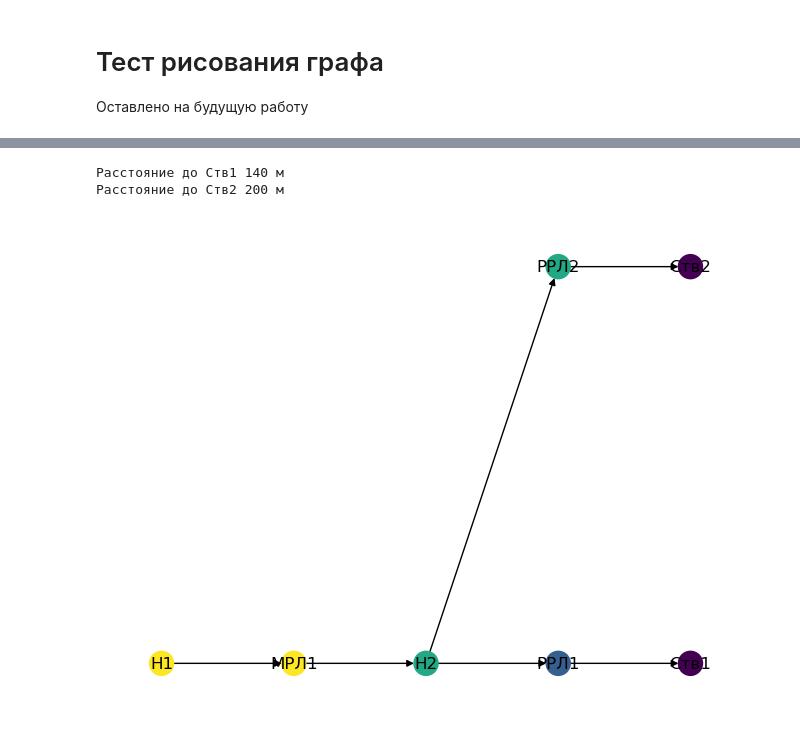
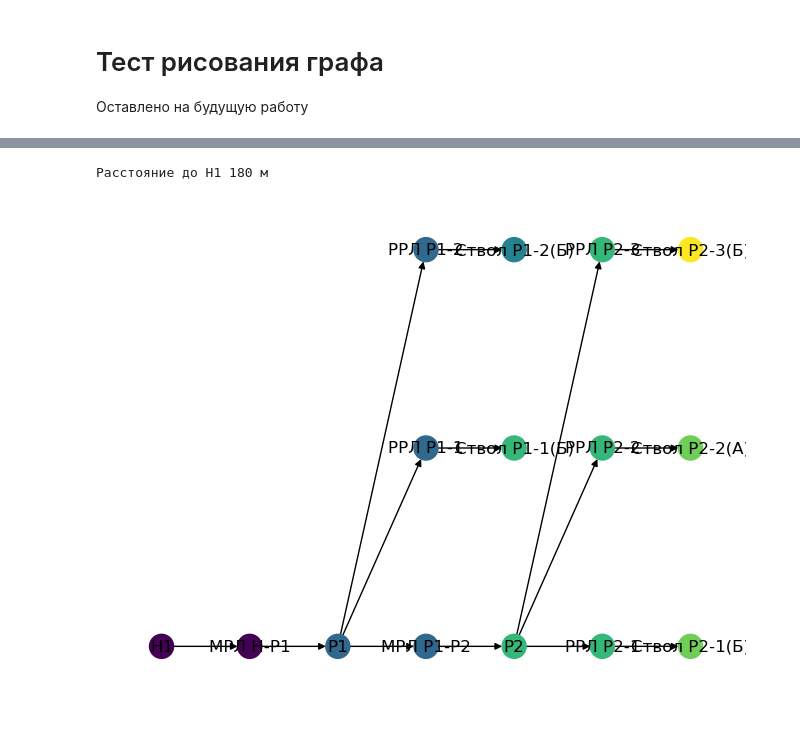
Before and after one commit to Obsidian-pb/NRS_modeller, a Jupyter notebook: workFolder/pump_to_pump.ipynb, the cells around one changed output, grey strips where cells are left out. Saved outputs shown, nothing was run; the diff lists cells and outputs as text; code cells hidden in the pictures.

```diff
--- a/workFolder/pump_to_pump.ipynb
+++ b/workFolder/pump_to_pump.ipynb
@@ -273,44 +339,47 @@ import networkx as nx
 # %%
-model = model1
+model = model3
 # Построение графа НРС
 G = nx.DiGraph()
 # Узлы - на каждый элемент
 for elmnt in model.elmnts:
     G.add_node(elmnt.name, q=elmnt.q)
 # Ребра - на каждую связь
 for elmnt in model.elmnts:
     for elmnt_next in elmnt.elements_next:
         G.add_edge(elmnt.name, elmnt_next.name, L=elmnt.get_L())
 
 # Расчет расстояния до элементов
-for elmnt in model.elmnts_out:
-    paths = nx.shortest_path_length(G, target = elmnt.name, weight='L')
-    nx.set_node_attributes(G, paths, 'L')
+# for elmnt in model.elmnts_out:
+#     paths = nx.shortest_path_length(G, target = elmnt.name, weight='L')
+#     nx.set_node_attributes(G, paths, 'L')   # Здесь нужна другая логика
+#     print(f'Расстояние до {elmnt.name} {max(paths.values())} м')
+for elmnt in model.elmnts_in:
+    paths = nx.shortest_path_length(G, source = elmnt.name, weight='L')
+    nx.set_node_attributes(G, paths, 'L')   # Здесь нужна другая логика
     print(f'Расстояние до {elmnt.name} {max(paths.values())} м')
 
 # Печать графа НРС
 pos={}
 pos_list=[]
 level=0
 for eo in model.elmnts_in:
     v = eo.name
     spl = dict(nx.single_source_shortest_path_length(G, v))
     for nd, p in spl.items():
         if not nd in pos.keys():
-            cpos = (p,level)
-            # if cpos in pos_list:
-            #     cpos = (p,level+1)
+            level_rize=level
+            cpos = (p,level_rize)
             while cpos in pos_list:
-                cpos = (p,level+1)
+                level_rize+=1
+                cpos = (p,level_rize)
             pos[nd]=cpos
             pos_list.append(cpos)
     level+=1
 
 # nc = [nd[1]['q'] for nd in list(G.nodes(data=True))]
 nc = [nd[1]['L'] for nd in list(G.nodes(data=True))]
 nx.draw(G, pos=pos, with_labels=True, node_color=nc)
 plt.show()
 # %% [output]
-Расстояние до Ств1 140 м
-Расстояние до Ств2 200 м
+Расстояние до Н1 180 м
-[figure, old version]
+[figure, new version]
```
Also changed, not shown: parts of 4 cells of this notebook.
